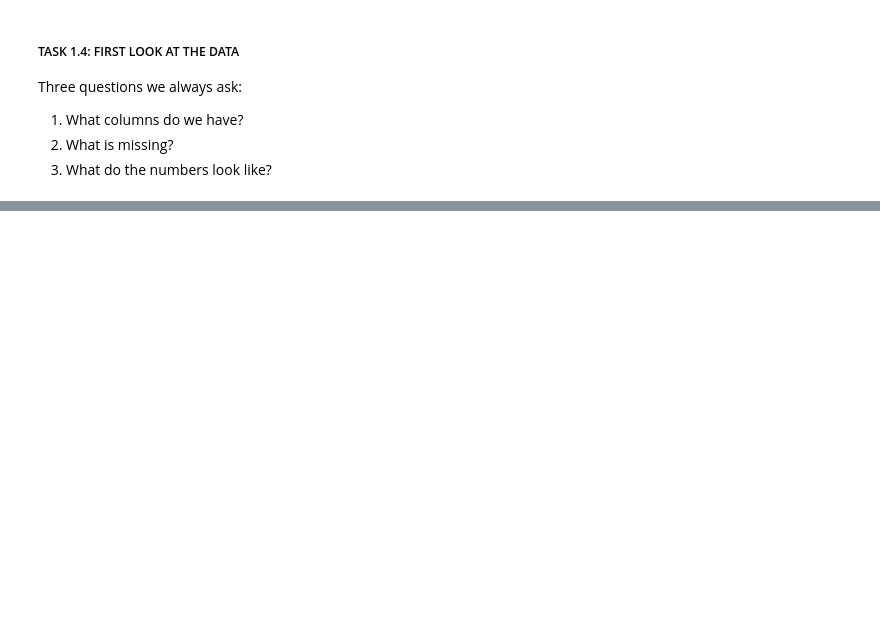
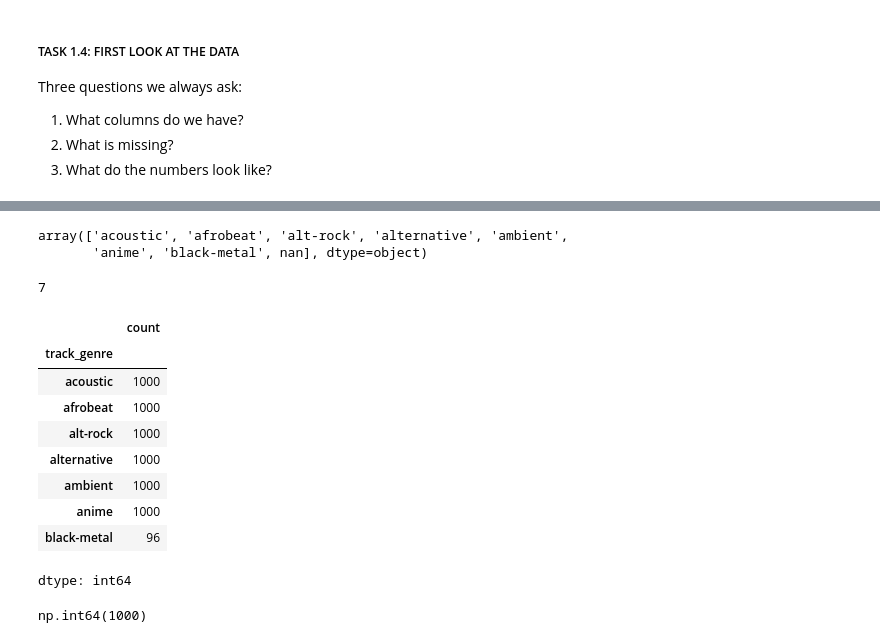
Before and after one commit to Tdaniels4real/music-popularity-capstone, a Jupyter notebook: music_popularity_capstone.ipynb, the cells around one changed output, grey strips where cells are left out. Drawn from its saved outputs; the diff is of its cells as text; code cells hidden in the pictures; blank space fills up the shorter version.

```diff
--- a/music_popularity_capstone.ipynb
+++ b/music_popularity_capstone.ipynb
@@ -104,0 +110,30 @@ memory usage: 17.5 MB
+# %%
+# Display all unique genre values to verify formatting and spelling
+df['track_genre'].unique()
+# %% [output]
+array(['acoustic', 'afrobeat', 'alt-rock', 'alternative', 'ambient',
+       'anime', 'black-metal', nan], dtype=object)
+# %%
+# Check total number of unique genres in the dataset
+df['track_genre'].nunique()
+# %% [output]
+7
+# %%
+# Check value counts across all genres to locate assigned genre ('afrobeat')
+df['track_genre'].value_counts()
+# %% [output]
+|  | count |
+| track_genre |  |
+| acoustic | 1000 |
+| afrobeat | 1000 |
+| alt-rock | 1000 |
+| alternative | 1000 |
+| ambient | 1000 |
+| anime | 1000 |
+| black-metal | 96 |
+dtype: int64
+# %%
+# Check total number of tracks matching the assigned genre 'afrobeat'
+(df['track_genre'] == 'afrobeat').sum()
+# %% [output]
+np.int64(1000)
```
Also changed, not shown: parts of 3 cells of this notebook.
